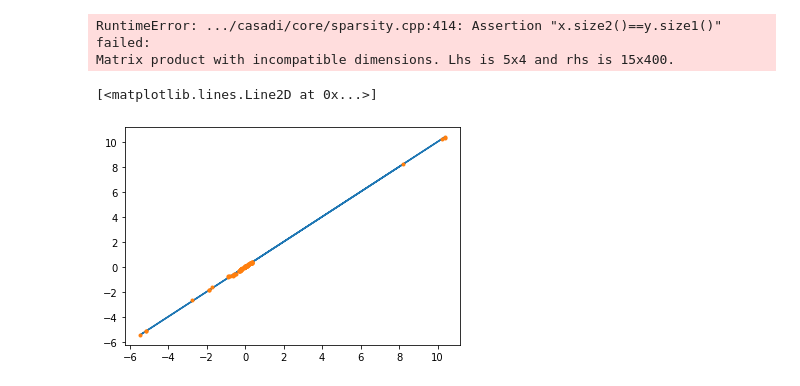
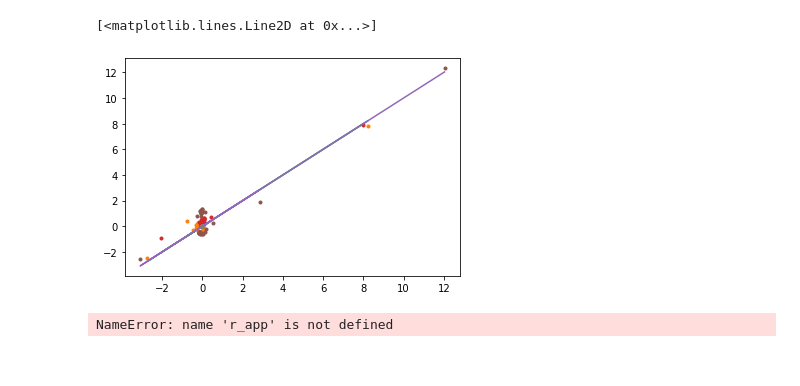
Before and after one commit to dinesh-krishnamoorthy/sADMM, a Jupyter notebook: python implementation/quadcopter policy approximation/MPC_MLP.ipynb, the cells around one changed output. Cells and saved outputs as stored; diff of their text form; code cells hidden in the pictures.

```diff
--- a/python implementation/quadcopter policy approximation/MPC_MLP.ipynb
+++ b/python implementation/quadcopter policy approximation/MPC_MLP.ipynb
@@ -39,16 +52,16 @@ raw = pd.read_csv("drone1.csv")
 scaler = StandardScaler()
 data = scaler.fit_transform(raw)
 
-x1 = data[0:400,0:15]
-y1 = data[0:400,15:19]
+x1 = data[0:40,0:15]
+y1 = data[0:40,15:19]
 
 raw = pd.read_csv("drone2.csv")
 # scale data to have zero mean and std = 1
 scaler = StandardScaler()
 data = scaler.fit_transform(raw)
 
-x2 = data[0:400,0:15]
-y2 = data[0:400,15:19]
+x2 = data[0:40,0:15]
+y2 = data[0:40,15:19]
 
 
 raw = pd.read_csv("drone3.csv")
@@ -56,14 +69,12 @@ raw = pd.read_csv("drone3.csv")
 scaler = StandardScaler()
 data = scaler.fit_transform(raw)
 
-x3 = data[0:400,0:15]
-y3 = data[0:400,15:19]
+x3 = data[0:40,0:15]
+y3 = data[0:40,15:19]
 
 
 N = 3
-rho = 100 # penalty term in the Augmented Lagrangian
-
-solver0,nlp0 = sADMM.consensus_reg_nn(nw,N,rho)
+rho = 1 # penalty term in the Augmented Lagrangian
 
 solver1,nlp1 = sADMM.consensus_subproblem_nn(x1,y1,nn,rho)
 solver2,nlp2 = sADMM.consensus_subproblem_nn(x2,y2,nn,rho)
@@ -71,35 +82,55 @@ solver3,nlp3 = sADMM.consensus_subproblem_nn(x3,y3,nn,rho)
 
 solvers = [solver1,solver2,solver3]
 nlps = [nlp1,nlp2,nlp3]
+
+np.random.seed(12)
+xinit = np.random.rand(nw,1)
 # %%
-x0_opt = w_opt*0.00    # initial guess for x0
+x0_opt = xinit    # initial guess for x0
 lam = np.ones(nw)      # initial guess for lambda_i
 Lam = []
 for i in range(0,len(solvers)):
     Lam.append(lam)  # Lam = [lambda_1,...lambda_N]
 
-x0_opt,x_opt,dLam = sADMM.ADMM_consensus(solvers,nlps,solver0,nlp0,x0_opt,Lam,rho,tol=0.0002,MaxIter=30)
+x0_opt,x_opt,r_primal,r_dual = sADMM.ADMM_consensus(solvers,nlps,x0_opt,Lam,rho,MaxIter=30)
 
 # Prediction
-y_pred0 = sADMM.MLP(x,x0_opt.full(),nu,nn,ny)
+y_pred = np.transpose(sADMM.MLP(x,x0_opt,nu,nn,ny).full())
 plt.plot(y[:,0],y[:,0])
-plt.plot(y[:,0],y_pred1.full().reshape(-1,1),'.')
+plt.plot(y[:,0],y_pred[:,0],'.')
+
+plt.plot(y[:,1],y[:,1])
+plt.plot(y[:,1],y_pred[:,1],'.')
+
+plt.plot(y[:,2],y[:,2])
+plt.plot(y[:,2],y_pred[:,2],'.')
+
+plt.plot(y[:,3],y[:,3])
+plt.plot(y[:,3],y_pred[:,3],'.')
 # %% [output]
-RuntimeError: .../casadi/core/sparsity.cpp:414: Assertion "x.size2()==y.size1()" failed:
-Matrix product with incompatible dimensions. Lhs is 5x4 and rhs is 15x400.
+[<matplotlib.lines.Line2D at 0x...>]
+[figure, added]
 # %%
-x0_opt = w_opt*0.05   # initial guess for x0
+x0_opt = xinit   # initial guess for x0
 lam = np.ones(nw)      # initial guess for lambda_i
 Lam = []
 for i in range(0,len(solvers)):
     Lam.append(lam)  # Lam = [lambda_1,...lambda_N]
 
-x0_opt,x_opt = sADMM.sADMM_consensus(solvers,nlps,solver0,nlp0,x0_opt,Lam,rho,tol=0.02,MaxIter=30)
+x0_opt,x_opt,r_primal1,r_dual1,r_app = sADMM.sADMM_consensus(solvers,nlps,x0_opt,Lam,rho,MaxIter=30)
 
 # Prediction
-y_pred0 = sADMM.MLP(x,x0_opt.full(),nu,nn,ny)
+y_pred = np.transpose(sADMM.MLP(x,x0_opt,nu,nn,ny).full())
 plt.plot(y[:,0],y[:,0])
-plt.plot(y[:,0],y_pred1.full().reshape(-1,1),'.')
+plt.plot(y[:,0],y_pred[:,0],'.')
+
+plt.plot(y[:,1],y[:,1])
+plt.plot(y[:,1],y_pred[:,1],'.')
+
+plt.plot(y[:,2],y[:,2])
+plt.plot(y[:,2],y_pred[:,2],'.')
+
+plt.plot(y[:,3],y[:,3])
+plt.plot(y[:,3],y_pred[:,3],'.')
 # %% [output]
-[<matplotlib.lines.Line2D at 0x...>]
+NameError: name 'r_app' is not defined
-[figure, removed]
```
Also changed, not shown: parts of 4 cells of this notebook, 27 other files.
